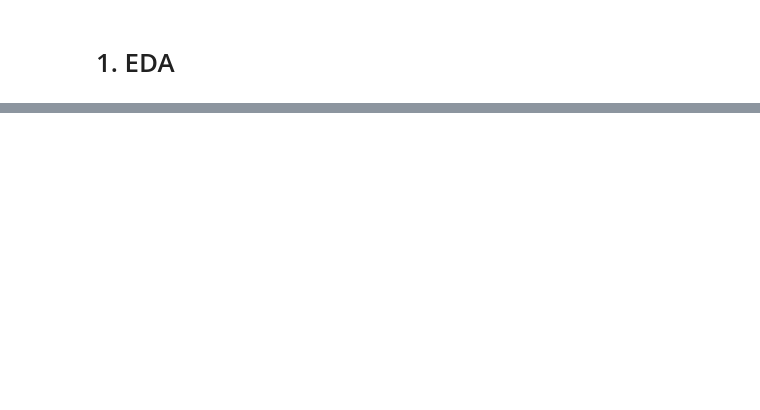
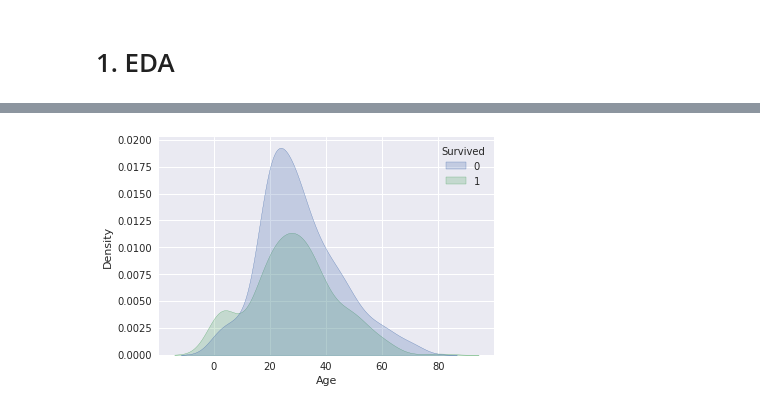
Before and after one commit to HyunJun37/Kaggle_Titanic, a Jupyter notebook: titanic-first-try.ipynb, the cells around one changed output, grey strips where cells are left out. Cells and saved outputs as stored; diff of their text form; code cells hidden in the pictures; blank space fills up the shorter version.

```diff
--- a/titanic-first-try.ipynb
+++ b/titanic-first-try.ipynb
@@ -82,0 +129,4 @@ p = sns.heatmap(train[["Survived", "Pclass", "Sex", "Age", "SibSp", "Parch", "Fa
+# %%
+f = sns.kdeplot(x=train["Age"][train["Age"].notnull()], hue=train["Survived"], shade=True)
+# %% [output]
+[figure, added]
```
Also changed, not shown: parts of 20 cells of this notebook.
